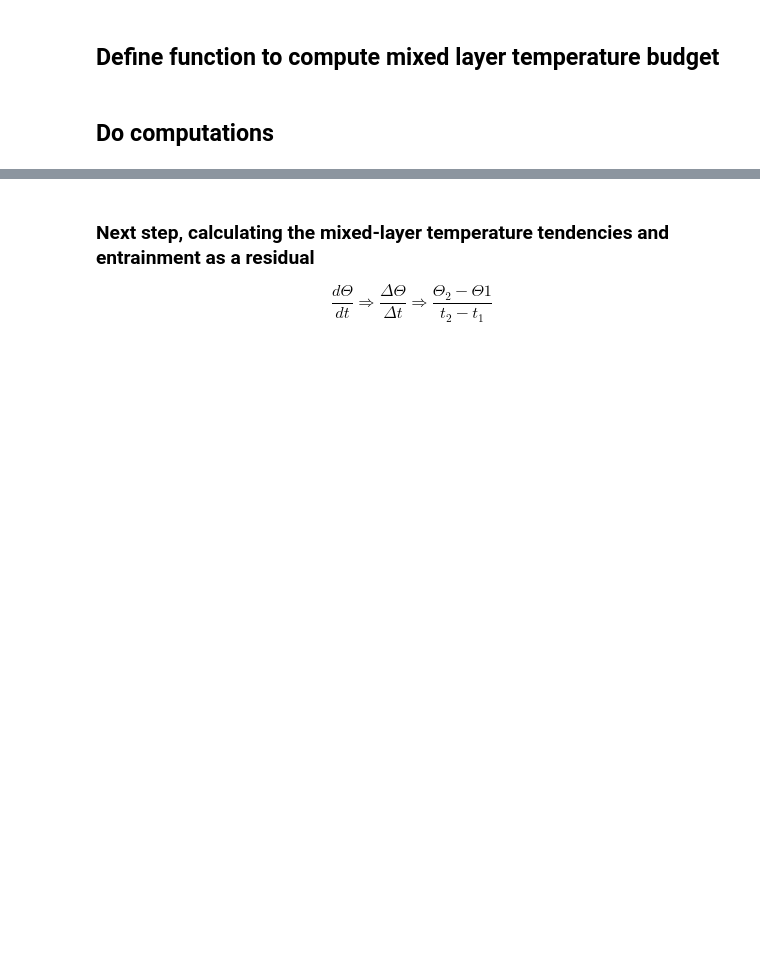
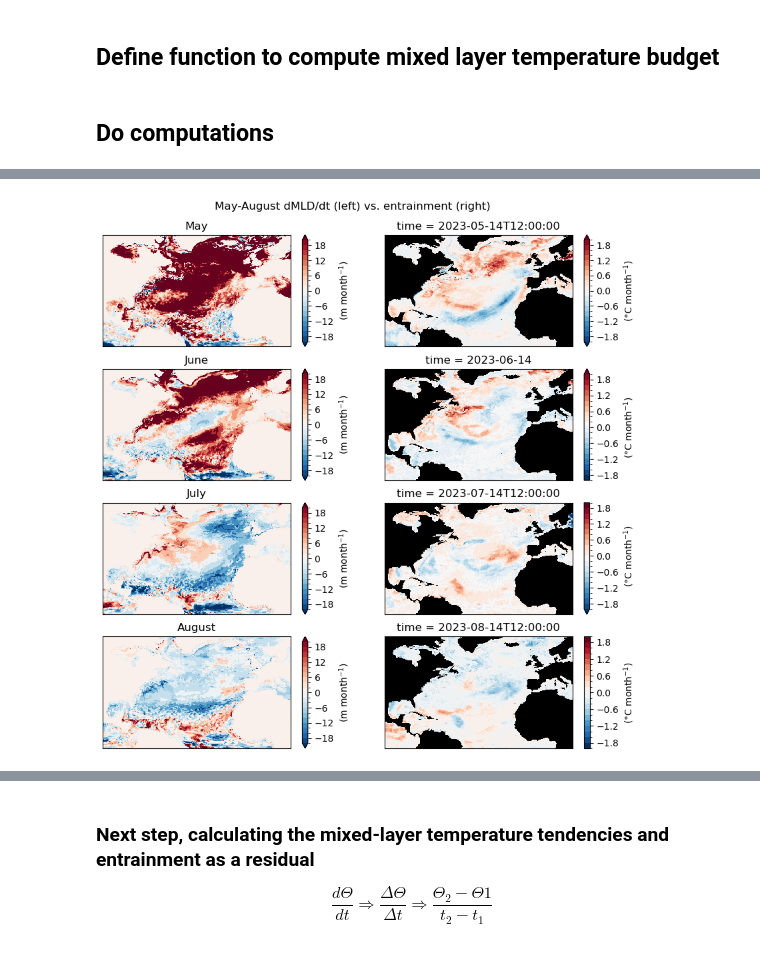
Before and after one commit to mauricehuguenin/sharing, a Jupyter notebook: Anomalous_Mixed_Layer_Heat_Budget_ACCESS-OM2-ERA_snapshot.ipynb, the cells around one changed output, grey strips where cells are left out. Drawn from its saved outputs; the diff is of its cells as text; code cells hidden in the pictures; blank space fills up the shorter version.

```diff
--- a/Anomalous_Mixed_Layer_Heat_Budget_ACCESS-OM2-ERA_snapshot.ipynb
+++ b/Anomalous_Mixed_Layer_Heat_Budget_ACCESS-OM2-ERA_snapshot.ipynb
@@ -276,0 +349,29 @@ Wall time: 7.75 ms
+# %%
+%%time
+from matplotlib import gridspec
+ds = xr.open_mfdataset('/g/data/e14/mv7494/NASST_data/mon_budgets_era5_mlt_tendency_from_snap/' + 'full_mixed_layer_heat_budget_year_2023.nc')
+average_DT = xr.open_mfdataset('/g/data/e14/rmh561/access-om2/archive/025deg_era5_iaf_1958cycle1/' + 'output065/ocean/ocean_month.nc').average_DT
+mld = ds.mld
+entrainment = ds.entrainment
+
+monat = ['January', 'February', 'March', 'April', 'May', 'June', 'July', 'August', 'September', 'October', 'November', 'December']
+# plotting routine
+plt.figure(figsize=(10,10))
+gs = gridspec.GridSpec(4,2)
+
+mld_ticks = np.linspace(-20,20,21)
+ent_ticks = np.linspace(-2,2,21)
+for f in [4,5,6,7]:
+    plt.suptitle('May-August dMLD/dt (left) vs. entrainment (right)',y=.93)
+    ax = plt.subplot(gs[f-4,0])
+                                                                                      # * -1 so that shoaling mixed layers are positive
+    ((mld[f,:,:]-mld[f-1,:,:])/(average_DT[f] / np.timedelta64(1, 's'))*(60*60*24*30.5) * -1).plot(cbar_kwargs={'label': '(m month$^{-1}$)'}, levels=mld_ticks); plt.ylabel(None); plt.xlabel(None); ax.set_facecolor('k')
+    plt.title(monat[f])
+    plt.xticks([]); plt.yticks([])
+
+    ax = plt.subplot(gs[f-4,1])
+    (entrainment[f,:,:]*(60*60*24*30.5)).plot(cbar_kwargs={'label': '(°C month$^{-1}$)'}, levels=ent_ticks); plt.ylabel(None); plt.xlabel(None); ax.set_facecolor('k')
+    plt.xticks([]); plt.yticks([])
+plt.savefig('/home/561/mv7494/NASST_figures/' + 'May-August_2023_dmlddt_vs_entrainment.png')
+# Wall time: 3.38 s
+# %% [output]
@@ -276,0 +380 @@ Wall time: 7.75 ms
+[figure, added]
```
Also changed, not shown: parts of 31 cells of this notebook.
